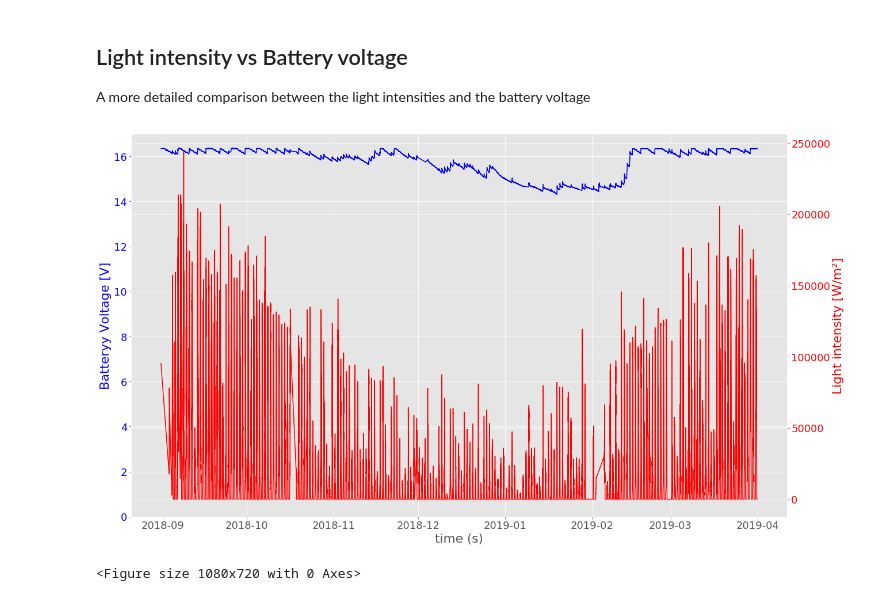
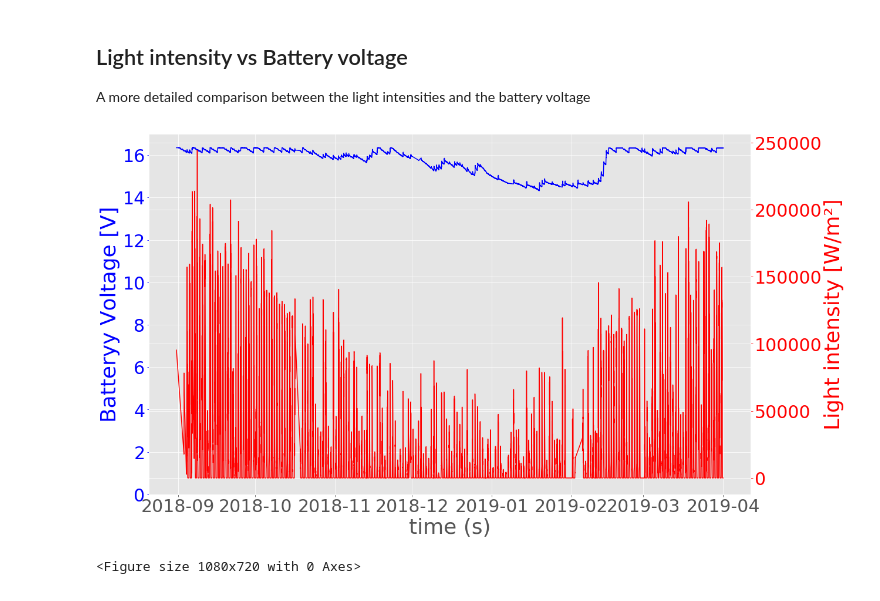
Before and after one commit to jeffgeudens/Thesis, a Jupyter notebook: Case 1 - Smart Lighting/2 - Data exploration.ipynb, the cells around one changed output. Saved outputs shown, nothing was run; the diff lists cells and outputs as text; code cells hidden in the pictures.

```diff
--- a/Case 1 - Smart Lighting/2 - Data exploration.ipynb
+++ b/Case 1 - Smart Lighting/2 - Data exploration.ipynb
@@ -280,31 +280,31 @@ A more detailed comparison between the light intensities and the battery voltage
 # %%
 data = data_2.copy()
 
 fig, ax1 = plt.subplots()
 plt.figure(figsize=(15,10))
 
 x1=data.index
 y1=data['Power.BatteryVoltHR']
 ax1.plot(x1, y1, 'b-')
 ax1.set_xlabel('time (s)')
 # Make the y-axis label, ticks and tick labels match the line color.
 ax1.set_ylabel('Batteryy Voltage [V]', color='b')
 ax1.tick_params('y', colors='b')
 ax1.set_ylim([0,17])
 
 ax2 = ax1.twinx()
 x2=data.index
 y2=data['environment.light']
 ax2.plot(x2, y2, 'r-')
 ax2.set_ylabel('Light intensity [W/m²]', color='r')
 ax2.tick_params('y', colors='r')
 
-plt.rcParams.update({'font.size': 18})
+plt.rcParams.update({'font.size': 30})
 fig.set_size_inches(18.5, 10.5)
 
 fig.tight_layout()
-fig.savefig(r'C:\Users\JeffG\Dropbox\ICT-Elektronica\Thesis\Text\fig\CH3_volt_light_2.png', bbox_inches="tight")
+fig.savefig(r'C:\Users\Jeff\Dropbox\ICT-Elektronica\Thesis\Text\fig\CH3_volt_light_2.png', bbox_inches="tight")
 plt.show()
 # %% [output]
-[figure, old version]
+[figure, new version]
 <Figure size 1080x720 with 0 Axes>
```
Also changed, not shown: parts of 2 cells of this notebook, 32 other files.
